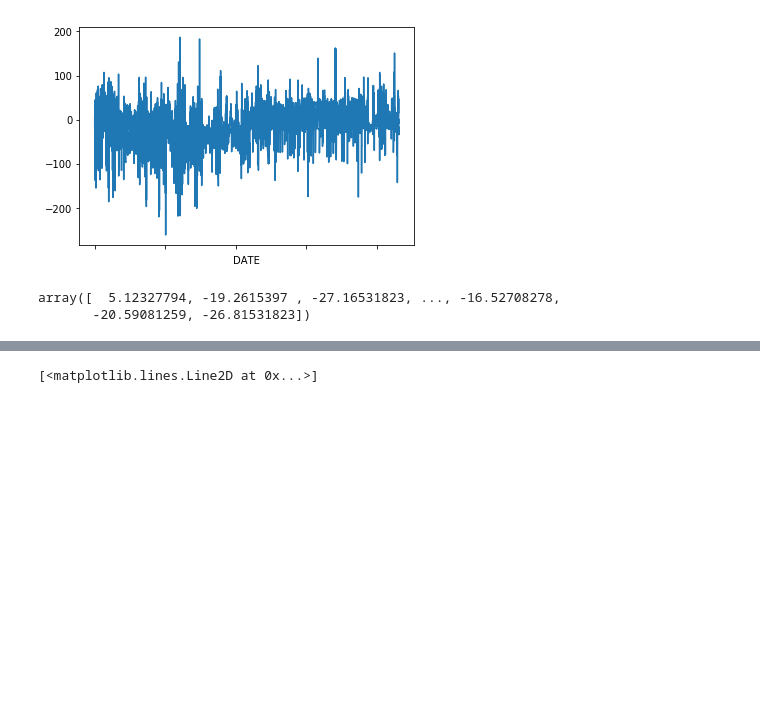
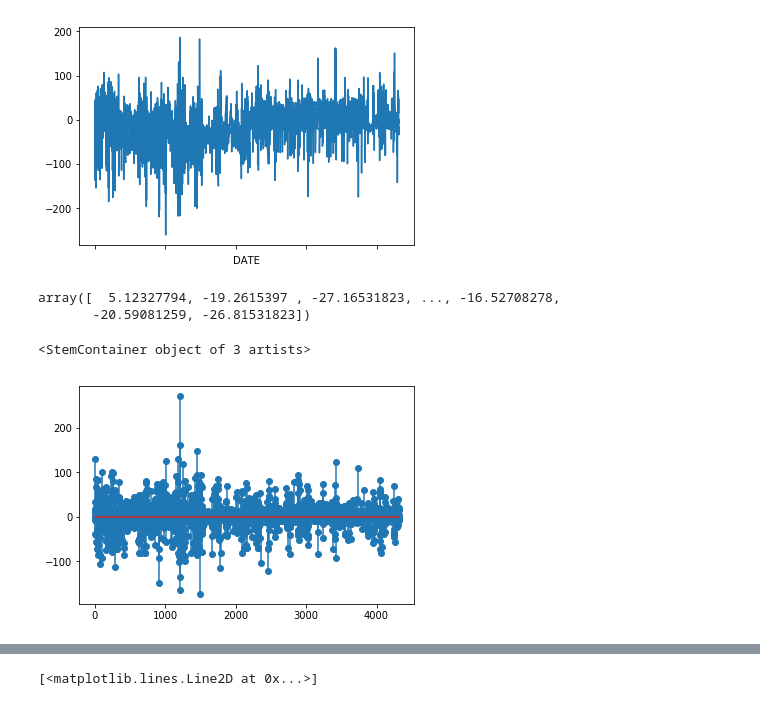
Before and after one commit to therondcharles/RAPPORTFILROUGE, a Jupyter notebook: Exploration/Filrouge1.ipynb, the cells around one changed output, grey strips where cells are left out. Drawn from its saved outputs; the diff is of its cells as text; code cells hidden in the pictures; blank space fills up the shorter version.

```diff
--- a/Exploration/Filrouge1.ipynb
+++ b/Exploration/Filrouge1.ipynb
@@ -87,3 +87,8 @@ array([  5.12327794, -19.2615397 , -27.16531823, ..., -16.52708278,
 # %%
 #pywt.dwt2(list(h['residu_self'].values), 'bior1.3')
 cA, cD = pywt.dwt(list(h['residu_self'].values), 'db1')
+# %%
+plt.stem(cD)
+# %% [output]
+<StemContainer object of 3 artists>
+[figure, added]
```
Also changed, not shown: parts of 4 cells of this notebook.
